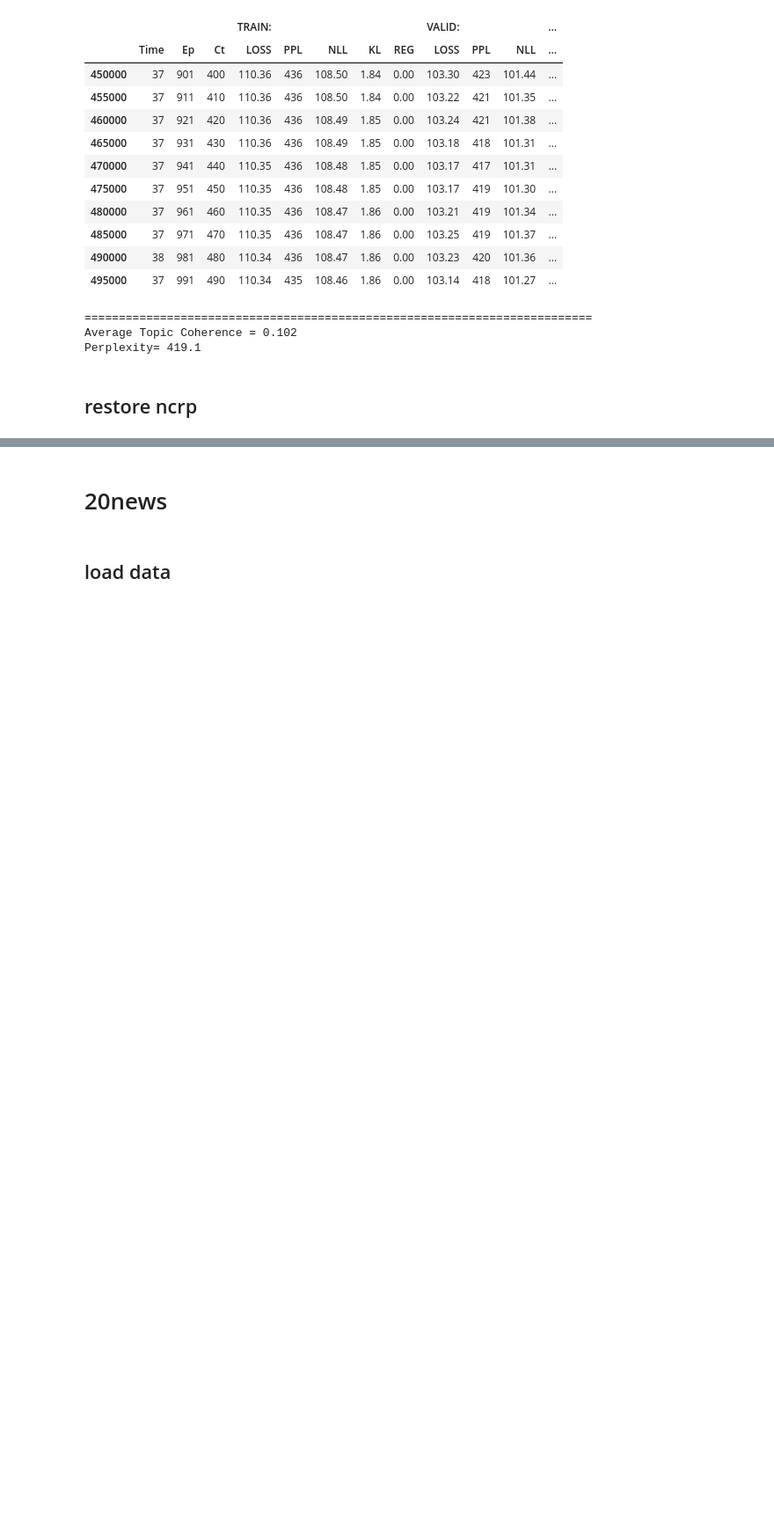
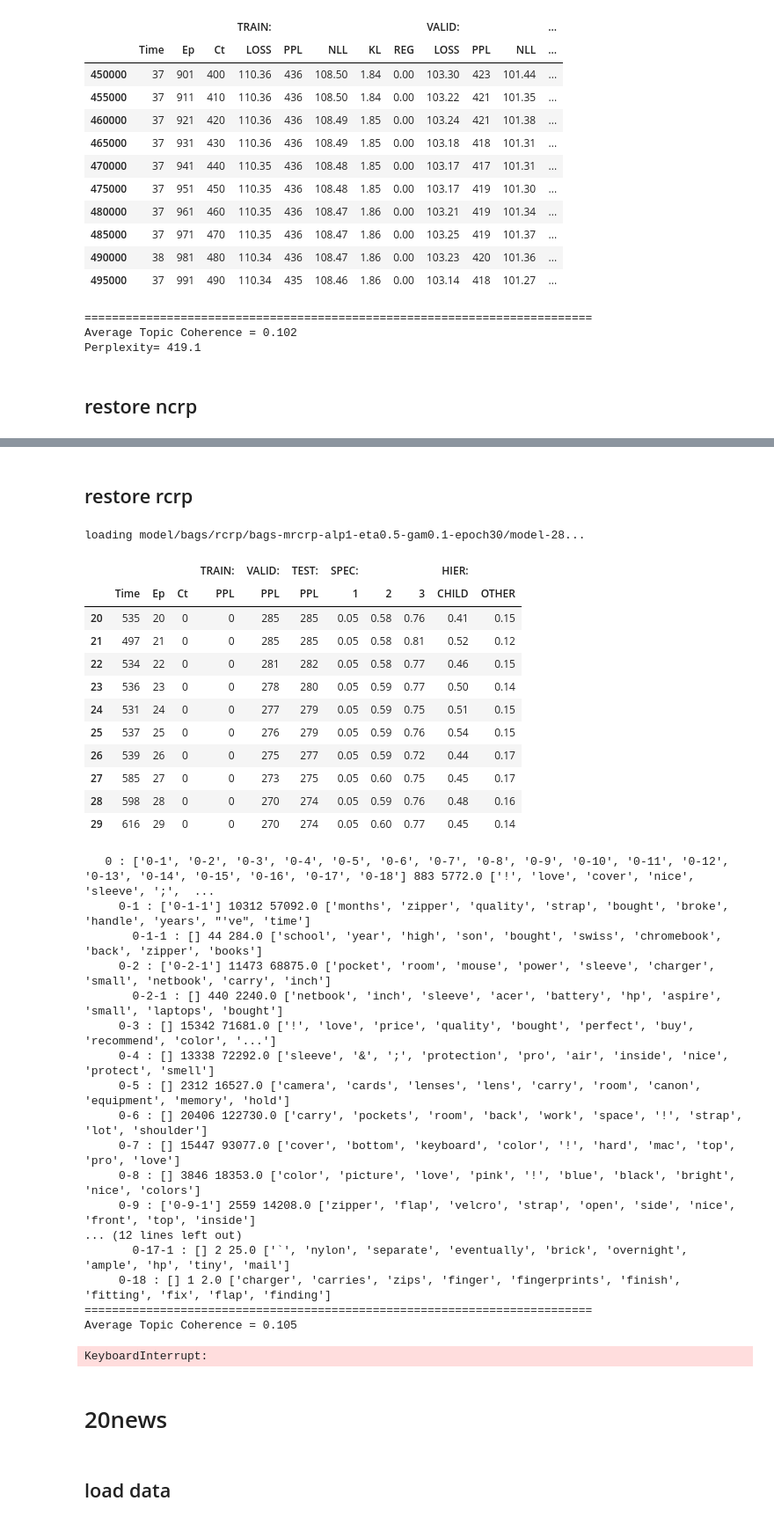
Before and after one commit to numarrsh/tsntm, a Jupyter notebook: 0 evaluation.ipynb, the cells around one changed output, grey strips where cells are left out. Shown at 88% size. Drawn from its saved outputs; the diff is of its cells as text; code cells hidden in the pictures; blank space fills up the shorter version.

Commit message:
implemented rcrp

```diff
--- a/0 evaluation.ipynb
+++ b/0 evaluation.ipynb
@@ -59,7 +64,7 @@ def load_model(config, name_model, nb_name, index=-1):
         saver = tf.train.Saver()
         saver.restore(sess, path_restore)
         return sess, model, config
-    elif name_model == 'ncrp':
+    elif name_model == 'ncrp' or name_model == 'rcrp':
         test_docs, topic_root = cPickle.load(open(path_restore, 'rb'))
         config = get_config(nb_name)
         return test_docs, topic_root, config
@@ -260,5 +265,48 @@ Perplexity= 310.5
 Topic Specialization: depth 1: 0.10 depth 2: 0.56 depth 3: 0.58
 Hierarchical Affinity: child 0.52, non-child 0.42
+# %% [markdown]
+## restore rcrp
+# %%
+docs_bags, topic_bags, config_bags_rcrp = load_model(config=config_bags, name_model = 'rcrp', nb_name = '0 bags -m rcrp -alp 1 -eta 0.5 -gam 0.1 -epoch 30', index=-1)
+log_bags_rcrp = cPickle.load(open(config_bags_rcrp.path_log, 'rb'))
+display(log_bags_rcrp[-10:])
+freq_tokens_bags_rcrp = get_freq_tokens_rcrp(topic_bags, idx_to_word_bags, bow_idxs_bags)
+coherence_bags_rcrp = compute_coherence(freq_tokens_bags_rcrp.values(), config_bags.dir_corpus, topns=[5, 10])
+ppl_bags_rcrp = get_perplexity_rcrp(docs_bags, topic_bags, verbose=True)
+depth_specs_bags_rcrp = get_topic_specialization_rcrp(docs_bags, topic_bags, verbose=True)
+hierarchical_affinities_bags_rcrp = get_hierarchical_affinity_rcrp(topic_bags, verbose=True)
+# %% [output]
+loading model/bags/rcrp/bags-mrcrp-alp1-eta0.5-gam0.1-epoch30/model-28...
+|  |  |  |  | TRAIN: | VALID: | TEST: | SPEC: |  |  | HIER: |  |
+|  | Time | Ep | Ct | PPL | PPL | PPL | 1 | 2 | 3 | CHILD | OTHER |
+| 20 | 535 | 20 | 0 | 0 | 285 | 285 | 0.05 | 0.58 | 0.76 | 0.41 | 0.15 |
+| 21 | 497 | 21 | 0 | 0 | 285 | 285 | 0.05 | 0.58 | 0.81 | 0.52 | 0.12 |
+| 22 | 534 | 22 | 0 | 0 | 281 | 282 | 0.05 | 0.58 | 0.77 | 0.46 | 0.15 |
+| 23 | 536 | 23 | 0 | 0 | 278 | 280 | 0.05 | 0.59 | 0.77 | 0.50 | 0.14 |
+| 24 | 531 | 24 | 0 | 0 | 277 | 279 | 0.05 | 0.59 | 0.75 | 0.51 | 0.15 |
+| 25 | 537 | 25 | 0 | 0 | 276 | 279 | 0.05 | 0.59 | 0.76 | 0.54 | 0.15 |
+| 26 | 539 | 26 | 0 | 0 | 275 | 277 | 0.05 | 0.59 | 0.72 | 0.44 | 0.17 |
+| 27 | 585 | 27 | 0 | 0 | 273 | 275 | 0.05 | 0.60 | 0.75 | 0.45 | 0.17 |
+| 28 | 598 | 28 | 0 | 0 | 270 | 274 | 0.05 | 0.59 | 0.76 | 0.48 | 0.16 |
+| 29 | 616 | 29 | 0 | 0 | 270 | 274 | 0.05 | 0.60 | 0.77 | 0.45 | 0.14 |
+   0 : ['0-1', '0-2', '0-3', '0-4', '0-5', '0-6', '0-7', '0-8', '0-9', '0-10', '0-11', '0-12', '0-13', '0-14', '0-15', '0-16', '0-17', '0-18'] 883 5772.0 ['!', 'love', 'cover', 'nice', 'sleeve', ';',  ...
+     0-1 : ['0-1-1'] 10312 57092.0 ['months', 'zipper', 'quality', 'strap', 'bought', 'broke', 'handle', 'years', "'ve", 'time']
+       0-1-1 : [] 44 284.0 ['school', 'year', 'high', 'son', 'bought', 'swiss', 'chromebook', 'back', 'zipper', 'books']
+     0-2 : ['0-2-1'] 11473 68875.0 ['pocket', 'room', 'mouse', 'power', 'sleeve', 'charger', 'small', 'netbook', 'carry', 'inch']
+       0-2-1 : [] 440 2240.0 ['netbook', 'inch', 'sleeve', 'acer', 'battery', 'hp', 'aspire', 'small', 'laptops', 'bought']
+     0-3 : [] 15342 71681.0 ['!', 'love', 'price', 'quality', 'bought', 'perfect', 'buy', 'recommend', 'color', '...']
+     0-4 : [] 13338 72292.0 ['sleeve', '&', ';', 'protection', 'pro', 'air', 'inside', 'nice', 'protect', 'smell']
+     0-5 : [] 2312 16527.0 ['camera', 'cards', 'lenses', 'lens', 'carry', 'room', 'canon', 'equipment', 'memory', 'hold']
+     0-6 : [] 20406 122730.0 ['carry', 'pockets', 'room', 'back', 'work', 'space', '!', 'strap', 'lot', 'shoulder']
+     0-7 : [] 15447 93077.0 ['cover', 'bottom', 'keyboard', 'color', '!', 'hard', 'mac', 'top', 'pro', 'love']
+     0-8 : [] 3846 18353.0 ['color', 'picture', 'love', 'pink', '!', 'blue', 'black', 'bright', 'nice', 'colors']
+     0-9 : ['0-9-1'] 2559 14208.0 ['zipper', 'flap', 'velcro', 'strap', 'open', 'side', 'nice', 'front', 'top', 'inside']
+... (12 lines left out)
+       0-17-1 : [] 2 25.0 ['`', 'nylon', 'separate', 'eventually', 'brick', 'overnight', 'ample', 'hp', 'tiny', 'mail']
+     0-18 : [] 1 2.0 ['charger', 'carries', 'zips', 'finger', 'fingerprints', 'finish', 'fitting', 'fix', 'flap', 'finding']
+==========================================================================
+Average Topic Coherence = 0.105
+KeyboardInterrupt:
 # %% [markdown]
 # 20news
 # %% [markdown]
```
Also changed, not shown: parts of 7 cells of this notebook, 25 other files.
